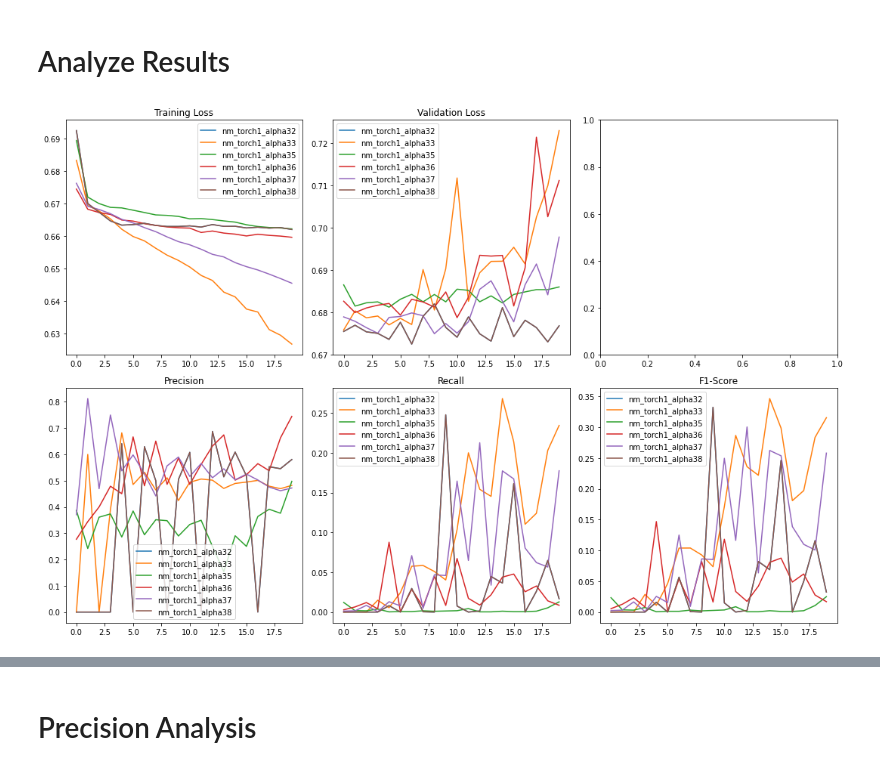
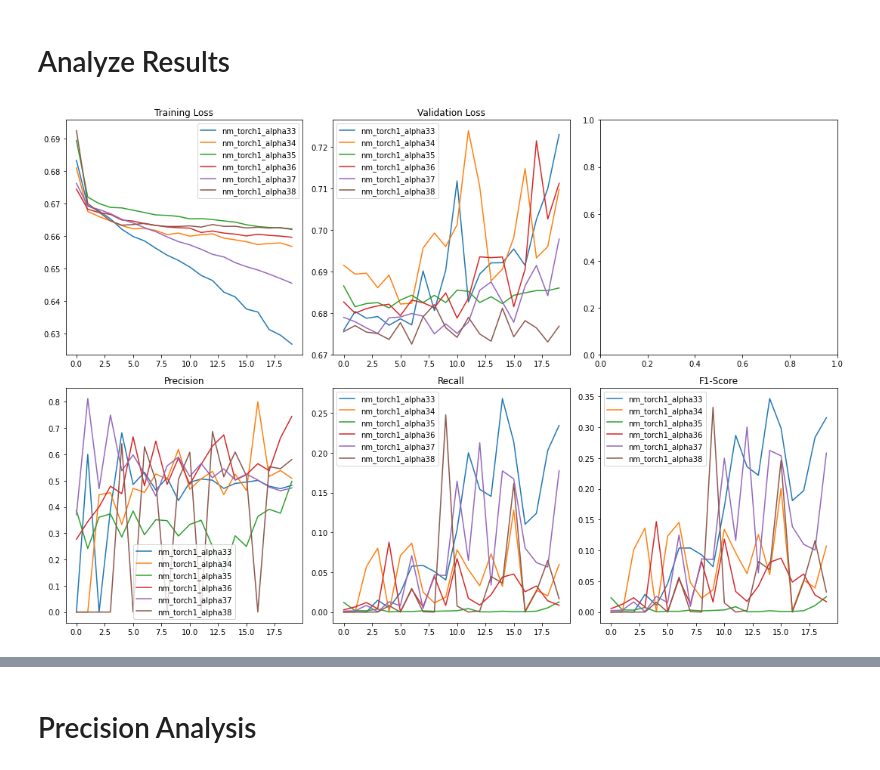
Before and after one commit to mads-swaps/swap-for-profit, a Jupyter notebook: playground/nicks/torch/py_torch_model_validation.ipynb, the cells around one changed output, grey strips where cells are left out. Drawn from its saved outputs; the diff is of its cells as text; code cells hidden in the pictures.

```diff
--- a/playground/nicks/torch/py_torch_model_validation.ipynb
+++ b/playground/nicks/torch/py_torch_model_validation.ipynb
@@ -240,9 +240,9 @@ model_ids=[
     #'alpha29',
     #'nm_torch1_alpha30',
     #'nm_torch1_alpha31',
-    'nm_torch1_alpha32',
+    #'nm_torch1_alpha32',
     'nm_torch1_alpha33',
-    #'nm_torch1_alpha34',
+    'nm_torch1_alpha34',
     'nm_torch1_alpha35',
     'nm_torch1_alpha36',
     'nm_torch1_alpha37',
@@ -272,33 +272,33 @@ for model_id in model_ids:
     tl = metrics[0]
     vl = metrics[1]
     p = metrics[2] if len(metrics)>2 else None
     r = metrics[3] if len(metrics)>3 else None
     f = metrics[4] if len(metrics)>4 else None
 
     model_data[model_id] = {'tl':tl, 'vl':vl, 'p':p, 'r':r, 'f':f}
 
     ax[0][0].plot(tl[:limit], label=model_id)
     ax[0][1].plot(vl[:limit], label=model_id)
     if p is not None:
         ax[1][0].plot(p[:limit], label=model_id)
     if r is not None:
         ax[1][1].plot(r[:limit], label=model_id)
     if f is not None:
         ax[1][2].plot(f[:limit], label=model_id)
 
 # ax1.set_ylim(0,0.02)
 #ax[0][1].set_ylim(0.5,2.5)
 # ax1.set_yscale('log')
 # ax2.set_yscale('log')
 
 ax[0][0].legend()
 ax[0][1].legend()
 ax[1][0].legend()
 ax[1][1].legend()
 ax[1][2].legend()
 plt.tight_layout()
 plt.show()
 # %% [output]
-[figure, old version]
+[figure, new version]
 # %%
 df = pd.DataFrame(model_configs).set_index('model_identifier')
```
Also changed, not shown: parts of 2 cells of this notebook, 11 other files.
